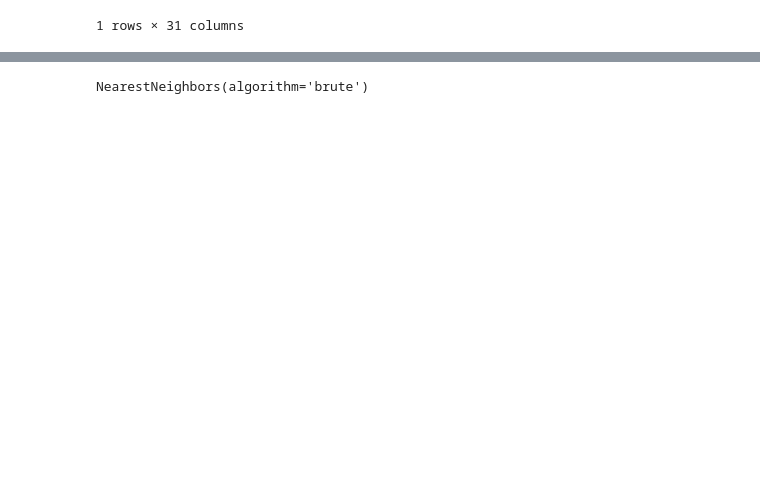
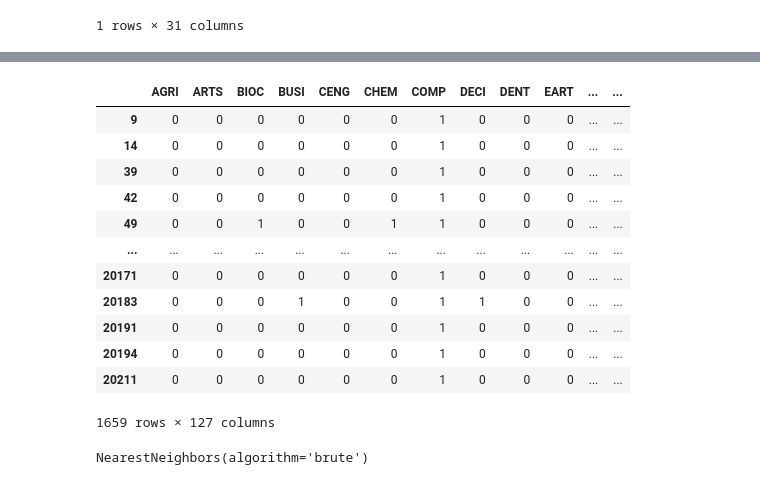
Before and after one commit to Mingpassawat/PaperRecommender, a Jupyter notebook: process.ipynb, the cells around one changed output, grey strips where cells are left out. Drawn from its saved outputs; the diff is of its cells as text; code cells hidden in the pictures; blank space fills up the shorter version.

```diff
--- a/process.ipynb
+++ b/process.ipynb
@@ -263,3 +263,22 @@ X.head()
+# %%
+vector_expanded = pd.DataFrame(X['Vector'].tolist(), index=X.index)
+vector_expanded.columns = [f'Vector_{i}' for i in range(vector_expanded.shape[1])]
+df_expanded = pd.concat([X.drop(columns=['Vector']), vector_expanded], axis=1)
+df_expanded.loc[df_expanded["COMP"] == 1]
+# %% [output]
+|  | AGRI | ARTS | BIOC | BUSI | CENG | CHEM | COMP | DECI | DENT | EART | ... | ... |
+| 9 | 0 | 0 | 0 | 0 | 0 | 0 | 1 | 0 | 0 | 0 | ... | ... |
+| 14 | 0 | 0 | 0 | 0 | 0 | 0 | 1 | 0 | 0 | 0 | ... | ... |
+| 39 | 0 | 0 | 0 | 0 | 0 | 0 | 1 | 0 | 0 | 0 | ... | ... |
+| 42 | 0 | 0 | 0 | 0 | 0 | 0 | 1 | 0 | 0 | 0 | ... | ... |
+| 49 | 0 | 0 | 1 | 0 | 0 | 1 | 1 | 0 | 0 | 0 | ... | ... |
+| ... | ... | ... | ... | ... | ... | ... | ... | ... | ... | ... | ... | ... |
+| 20171 | 0 | 0 | 0 | 0 | 0 | 0 | 1 | 0 | 0 | 0 | ... | ... |
+| 20183 | 0 | 0 | 0 | 1 | 0 | 0 | 1 | 1 | 0 | 0 | ... | ... |
+| 20191 | 0 | 0 | 0 | 0 | 0 | 0 | 1 | 0 | 0 | 0 | ... | ... |
+| 20194 | 0 | 0 | 0 | 0 | 0 | 0 | 1 | 0 | 0 | 0 | ... | ... |
+| 20211 | 0 | 0 | 0 | 0 | 0 | 0 | 1 | 0 | 0 | 0 | ... | ... |
+1659 rows × 127 columns
 # %%
 from sklearn.neighbors import NearestNeighbors
 neigh = NearestNeighbors(n_neighbors=5, algorithm='brute')
```
Also changed, not shown: parts of 9 cells of this notebook.
